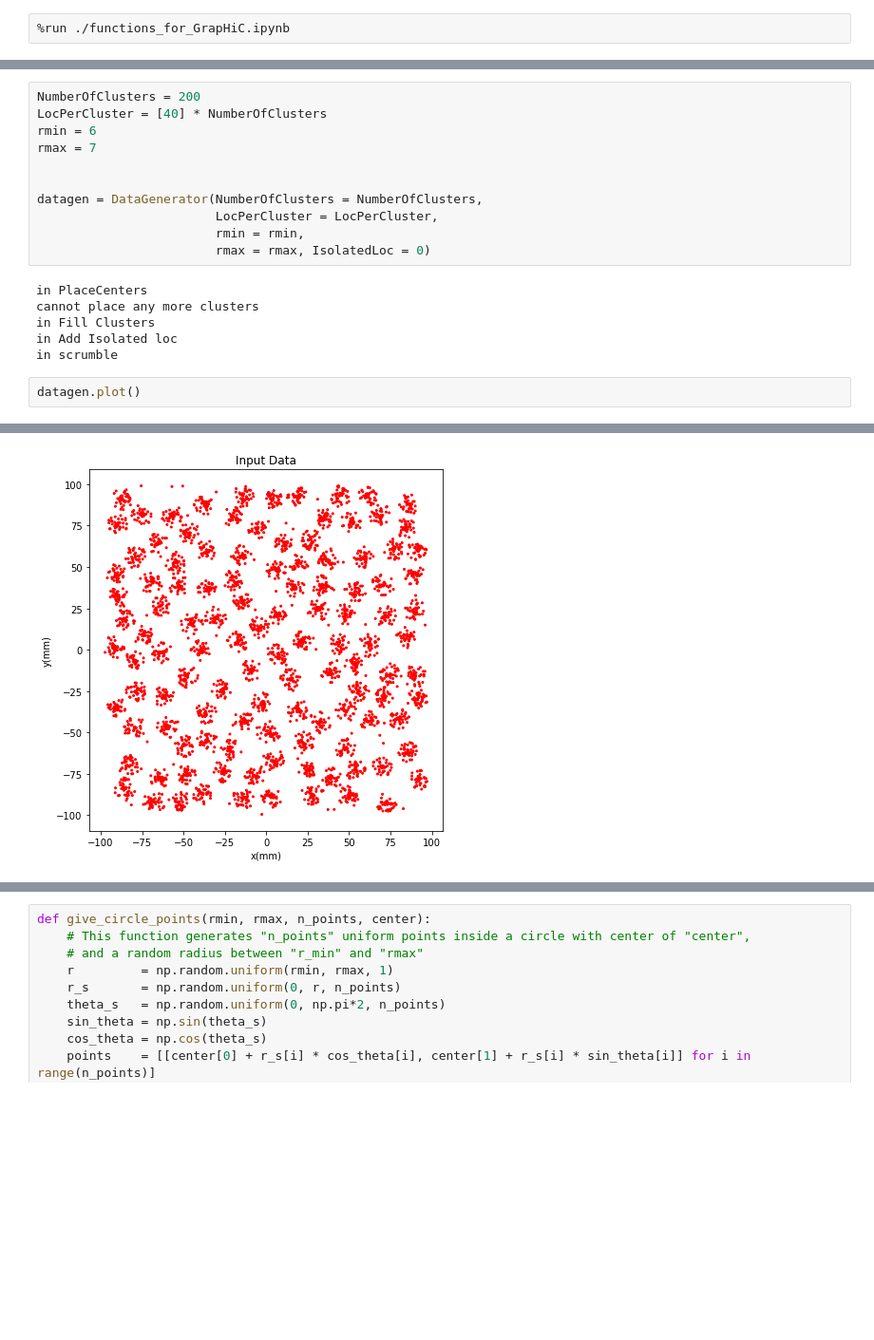
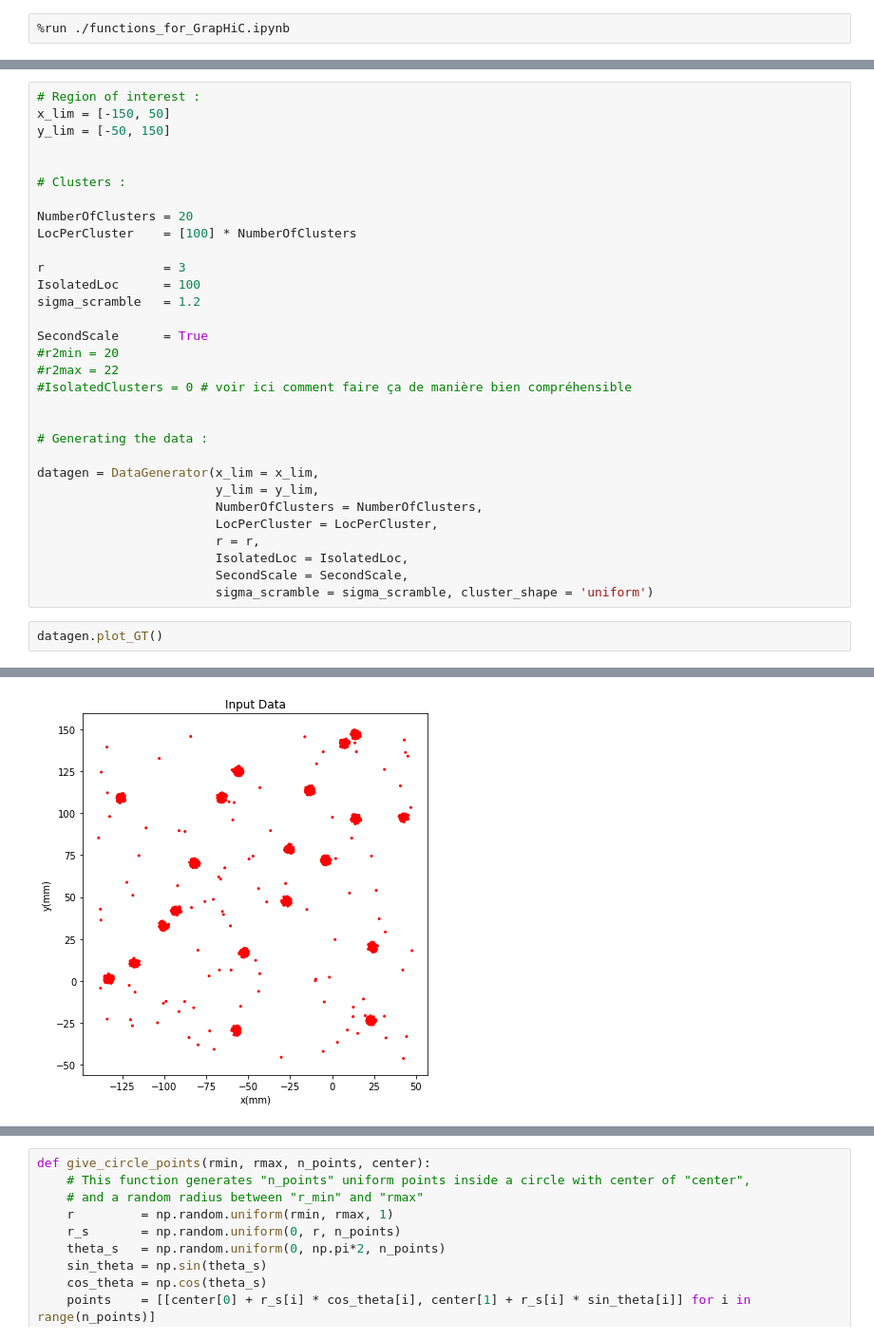
Before and after one commit to ElianaRenzo/pdm, a Jupyter notebook: My_codes/DataGenerator.ipynb, the cells around one changed output, grey strips where cells are left out. Shown at 95% size. Saved outputs shown, nothing was run; the diff lists cells and outputs as text; blank space fills up the shorter version.

Commit message:
Sauvegarde intermédiaire. Avancement dans DataGenerator
Génère une seule échelle, avec forme gaussienne circulaire.

```diff
--- a/My_codes/DataGenerator.ipynb
+++ b/My_codes/DataGenerator.ipynb
@@ -116,20 +169,34 @@ class DataGenerator():
-# %%
-NumberOfClusters = 200
-LocPerCluster = [40] * NumberOfClusters
-rmin = 6
-rmax = 7
-
-
-datagen = DataGenerator(NumberOfClusters = NumberOfClusters,
-                        LocPerCluster = LocPerCluster,
-                        rmin = rmin,
-                        rmax = rmax, IsolatedLoc = 0)
-# %% [output]
-in PlaceCenters
-cannot place any more clusters
-in Fill Clusters
-in Add Isolated loc
-in scrumble
+# %%
+# Region of interest :
+x_lim = [-150, 50]
+y_lim = [-50, 150]
+
+
+# Clusters :
+
+NumberOfClusters = 20
+LocPerCluster    = [100] * NumberOfClusters
+
+r                = 3
+IsolatedLoc      = 100
+sigma_scramble   = 1.2
+
+SecondScale      = True
+#r2min = 20
+#r2max = 22
+#IsolatedClusters = 0 # voir ici comment faire ça de manière bien compréhensible
+
+
+# Generating the data :
+
+datagen = DataGenerator(x_lim = x_lim,
+                        y_lim = y_lim,
+                        NumberOfClusters = NumberOfClusters,
+                        LocPerCluster = LocPerCluster,
+                        r = r,
+                        IsolatedLoc = IsolatedLoc,
+                        SecondScale = SecondScale,
+                        sigma_scramble = sigma_scramble, cluster_shape = 'uniform')
 # %%
-datagen.plot()
+datagen.plot_GT()
 # %% [output]
@@ -137 +204 @@ datagen.plot()
-[figure, old version]
+[figure, new version]
```
Also changed, not shown: parts of 10 cells of this notebook, 2 other files.
